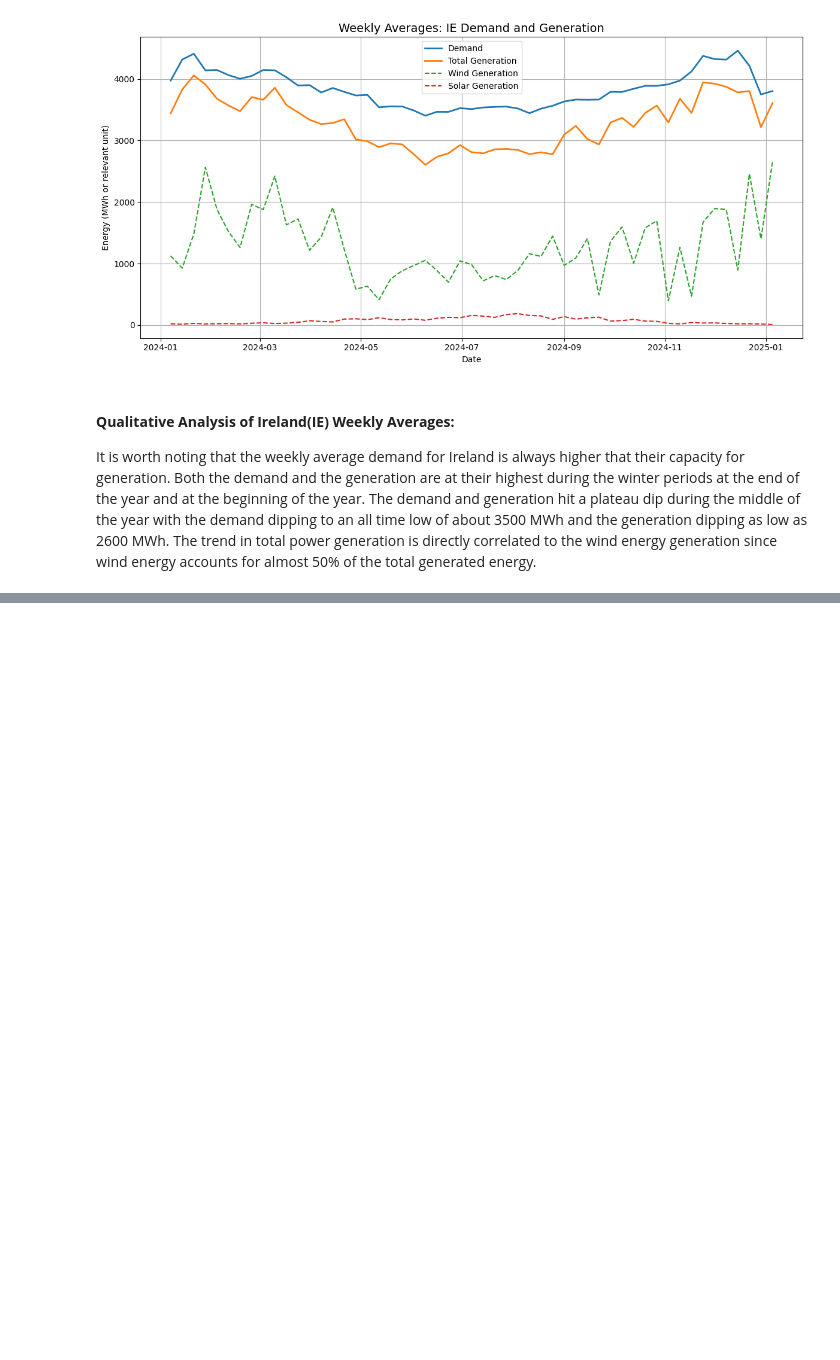
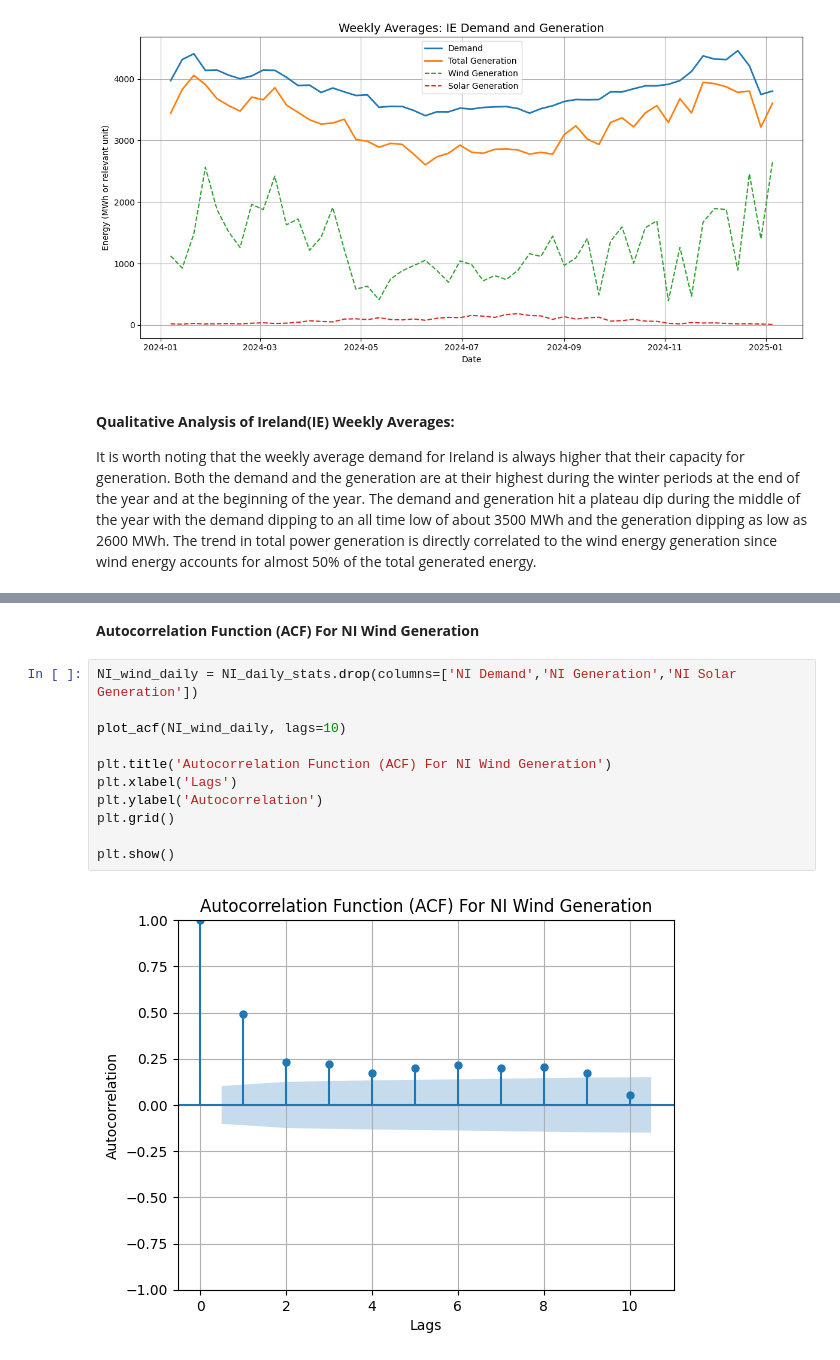
Before and after one commit to Mitch-json/Data-Inference-and-Applied-Machine-Leaning, a Jupyter notebook: Statistical Analysis/Statistical Analysis.ipynb, the cells around one changed output, grey strips where cells are left out. Saved outputs shown, nothing was run; the diff lists cells and outputs as text; blank space fills up the shorter version.

```diff
--- a/Statistical Analysis/Statistical Analysis.ipynb
+++ b/Statistical Analysis/Statistical Analysis.ipynb
@@ -334,0 +372,15 @@ The demand and generation hit a plateau dip during the middle of the year with t
+# %% [markdown]
+**Autocorrelation Function (ACF) For NI Wind Generation**
+# %%
+NI_wind_daily = NI_daily_stats.drop(columns=['NI Demand','NI Generation','NI Solar Generation'])
+
+plot_acf(NI_wind_daily, lags=10)
+
+plt.title('Autocorrelation Function (ACF) For NI Wind Generation')
+plt.xlabel('Lags')
+plt.ylabel('Autocorrelation')
+plt.grid()
+
+plt.show()
+# %% [output]
+[figure, added]
```
Also changed, not shown: parts of 25 cells of this notebook, 49 other files.
